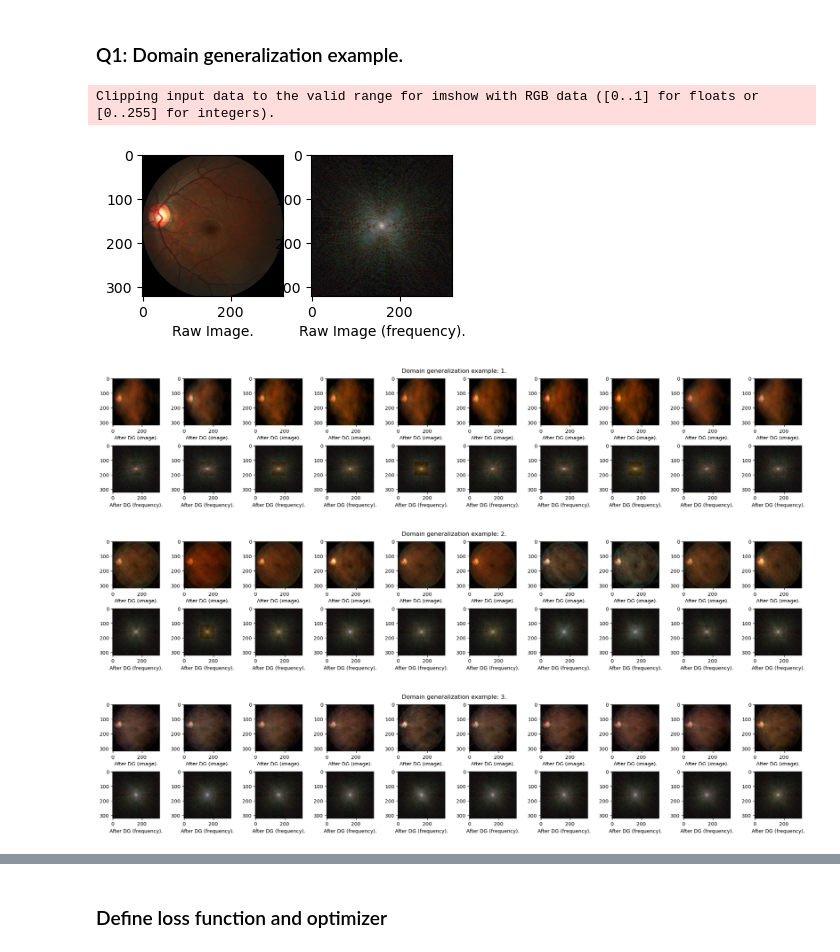
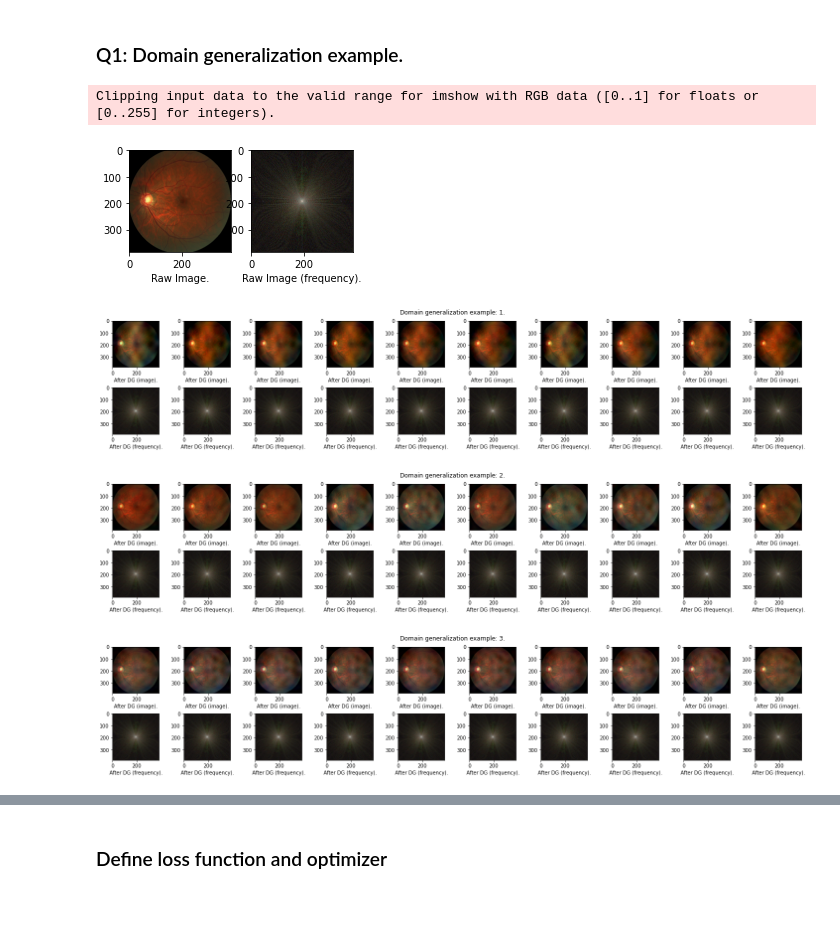
Before and after one commit to QianrenLi/DG_Segmentation_released, a Jupyter notebook: project1.ipynb, the cells around one changed output, grey strips where cells are left out. Cells and saved outputs as stored; diff of their text form; code cells hidden in the pictures; blank space fills up the shorter version.

```diff
--- a/project1.ipynb
+++ b/project1.ipynb
@@ -65,38 +59,38 @@ import matplotlib.pyplot as plt
 import numpy as np
 original_image, _ = trainset_temp.__getitem__(0) # Use the first image in training set.
 original_image = original_image / 2 + 0.5
 original_image = original_image.numpy()
-scaling_factor = 0.3 # 替换低频区域所占大小
+scaling_factor = 0.03 # 替换低频区域所占大小
 ratio = 1 #替换区域中目标域图片的幅度比重
 num_generalized=10
 # domains = ['domain1','domain2','domain3'] # 可选：'random'（默认随机选择domain）, 'domain1', 'domain2', 'domain3'.
 domains = [1,2,3] # 可选：'random'（默认随机选择domain）, 'domain1', 'domain2', 'domain3'.
 original_image_freq = np.fft.fftshift(np.fft.fft2(original_image,axes=(-2,-1)),axes=(-2,-1))
 original_image_freq = np.log(np.abs(original_image_freq))/np.max(np.log(np.abs(original_image_freq))) # log and normalize
 plt.figure(figsize=[4,2])
 plt.subplot(1,2,1), plt.imshow(np.transpose(original_image, (1, 2, 0))), plt.xlabel('Raw Image.')
 plt.subplot(1,2,2), plt.imshow(np.transpose(original_image_freq, (1, 2, 0))), plt.xlabel('Raw Image (frequency).')
 dg_outputs_domains = []
 for domain in domains:
     dg_outputs, dg_fre_outputs= np.array(domain_generization(original_image,scaling_factor, ratio,num_generalized,domain)) # 输出是一个float, 因为计算傅里叶变换的时候应该用float提高精度
     dg_outputs = np.real(dg_outputs)
     fig, axs = plt.subplots(2, num_generalized, figsize=(2*num_generalized, 2*2), layout="constrained")
     for i in range(num_generalized):
         dg_output = dg_outputs[i]
         dg_fre_output = dg_fre_outputs[i]
         dg_fre_output = np.log(np.abs(dg_fre_output))/np.max(np.log(np.abs(dg_fre_output))) # log and normalize
         axs[0,i].imshow(np.clip(np.transpose(dg_output, (1, 2, 0)),0,1)) # 转回int才可以直接imshow
         axs[0,i].set_xlabel('After DG (image).')
         axs[1,i].imshow(np.clip(np.transpose(dg_fre_output,(1,2,0)),0,1),cmap='gray')
         axs[1,i].set_xlabel('After DG (frequency).')
     plt.suptitle('Domain generalization example: {}.'.format(domain))
     dg_outputs_domains.append(dg_outputs)
 # %% [output]
 Clipping input data to the valid range for imshow with RGB data ([0..1] for floats or [0..255] for integers).
-[figure, old version]
+[figure, new version]
-[figure, old version]
+[figure, new version]
-[figure, old version]
+[figure, new version]
-[figure, old version]
+[figure, new version]
 # %%
 from dis_rep import norm_dist,CS_dist,intra_cluster_distance,inter_cluster_diatance
 D = np.zeros((3,3))
```
Also changed, not shown: parts of 8 cells of this notebook, 7 other files.
